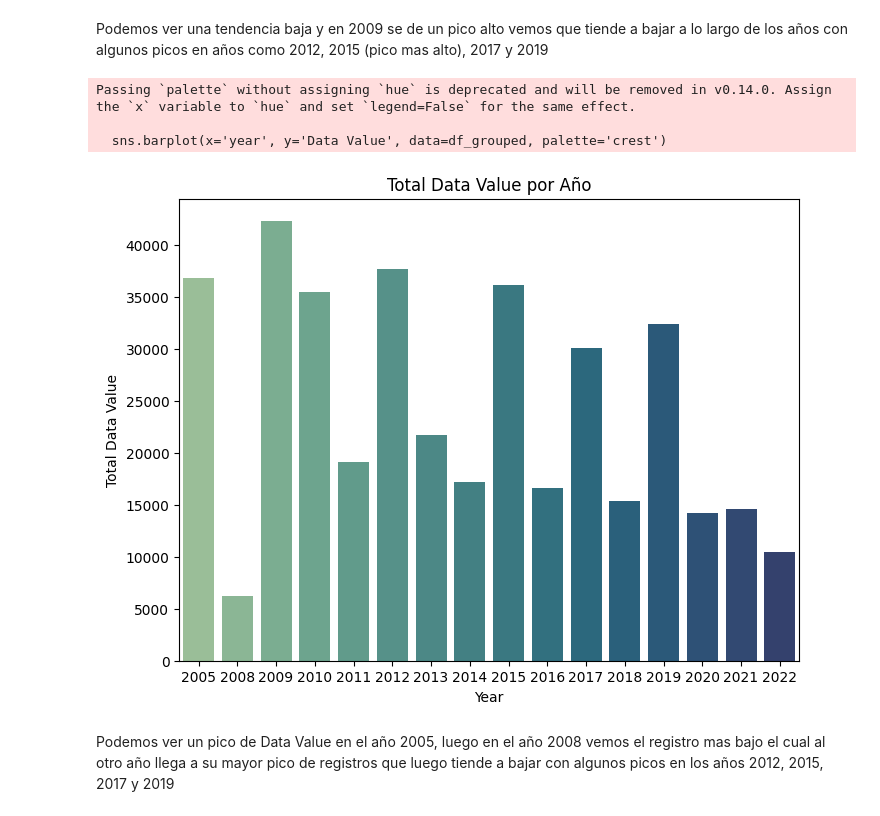
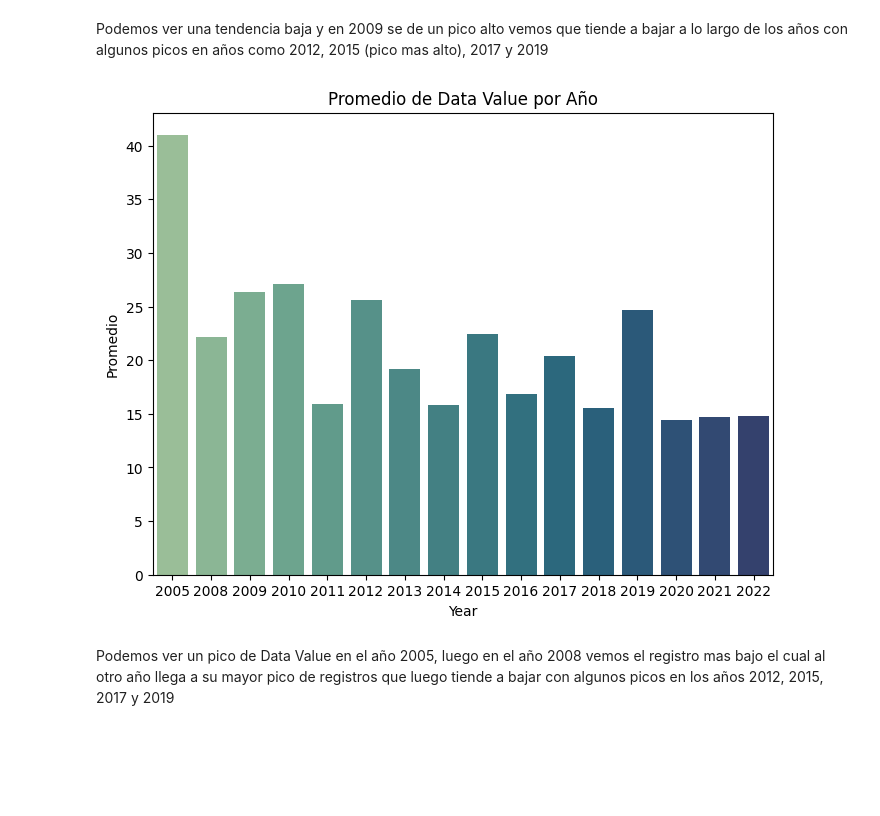
Before and after one commit to Rizo12G/Proyecto_final_henry, a Jupyter notebook: EDA/Air_Noise.ipynb, the cells around one changed output. Saved outputs shown, nothing was run; the diff lists cells and outputs as text; code cells hidden in the pictures; blank space fills up the shorter version.

```diff
--- a/EDA/Air_Noise.ipynb
+++ b/EDA/Air_Noise.ipynb
@@ -11,7 +12,7 @@ import warnings
 # %% [markdown]
 ### Importamos los datos
 # %%
-aire = pd.read_csv(r'C:\Users\maxyf\Downloads\air_quality.csv')
+aire = pd.read_csv('../raw_data/air_quality.csv')
 aire
 # %% [output]
 |  | Unique ID | Indicator ID | Name | Measure | Measure Info | Geo Type Name | Geo Join ID | Geo Place Name | ... |
@@ -143,26 +143,23 @@ Passing `palette` without assigning `hue` is deprecated and will be removed in v
 Podemos ver una tendencia baja y en 2009 se de un pico alto vemos que tiende a bajar a lo largo de los años con algunos picos en años como 2012, 2015 (pico mas alto), 2017 y 2019
 # %%
 # Agrupar por 'year' y sumar los valores de 'Data Value'
-df_grouped = df.groupby('year')['Data Value'].sum().reset_index()
+df_grouped = df.groupby('year')['Data Value'].mean().reset_index()
 
 # Establecer la paleta de colores 'crest' de seaborn
 
 
 # Crear gráfico de barras (barplot)
 plt.figure(figsize=(8, 6))
 sns.barplot(x='year', y='Data Value', data=df_grouped, palette='crest')
 
 # Añadir etiquetas y título
 plt.xlabel('Year')
-plt.ylabel('Total Data Value')
-plt.title('Total Data Value por Año')
+plt.ylabel('Promedio')
+plt.title('Promedio de Data Value por Año')
 
 # Mostrar el gráfico
 plt.show()
 # %% [output]
-Passing `palette` without assigning `hue` is deprecated and will be removed in v0.14.0. Assign the `x` variable to `hue` and set `legend=False` for the same effect.
-
-  sns.barplot(x='year', y='Data Value', data=df_grouped, palette='crest')
-[figure, old version]
+[figure, new version]
 # %% [markdown]
 Podemos ver un pico de Data Value en el año 2005, luego en el año 2008 vemos el registro mas bajo el cual al otro año llega a su mayor pico de registros que luego tiende a bajar con algunos picos en los años 2012, 2015, 2017 y 2019
```
Also changed, not shown: parts of 15 cells of this notebook, 2 other files.
